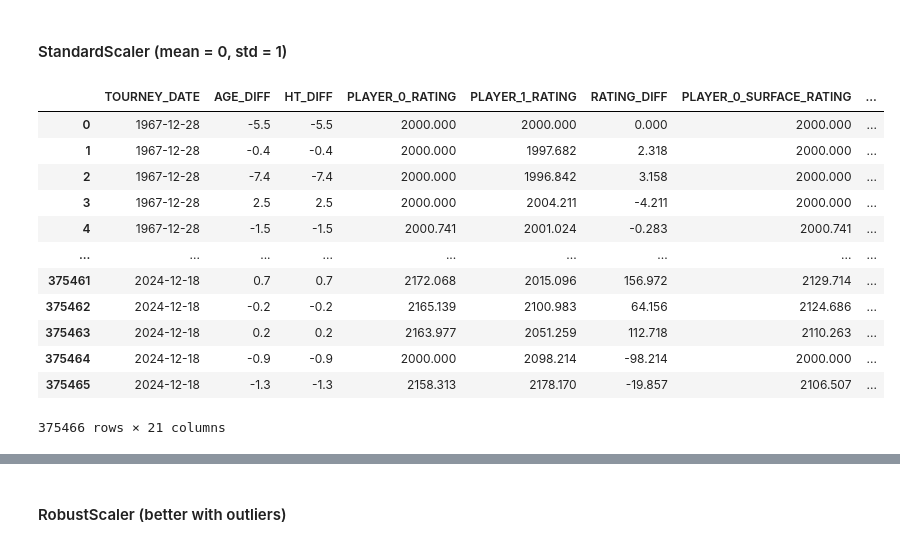
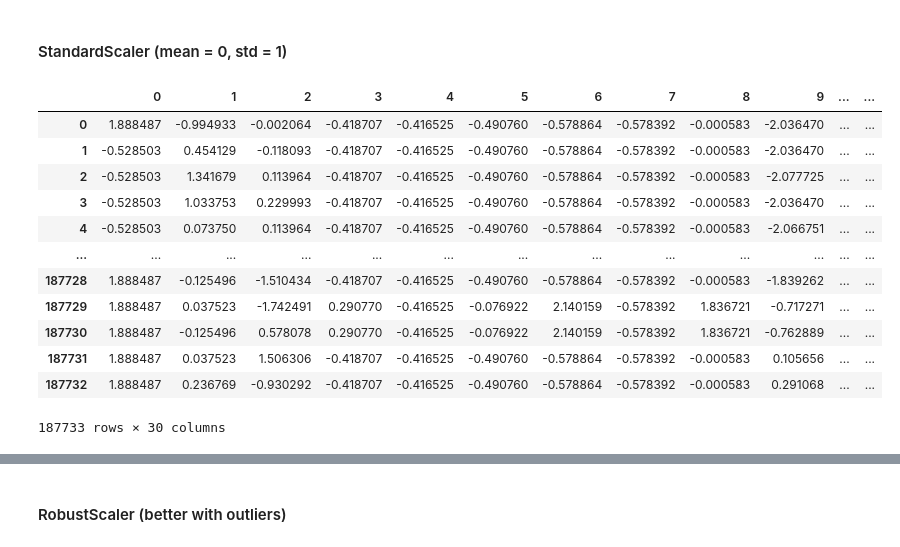
Before and after one commit to PauloRugani/atp-match-predictor, a Jupyter notebook: notebooks/5_preprocessing.ipynb, the cells around one changed output, grey strips where cells are left out. Drawn from its saved outputs; the diff is of its cells as text; code cells hidden in the pictures.

```diff
--- a/notebooks/5_preprocessing.ipynb
+++ b/notebooks/5_preprocessing.ipynb
@@ -52,4 +55,4 @@ Index(['SURFACE', 'TOURNEY_DATE', 'TOURNEY_LEVEL', 'PLAYER_0_ID',
 # %%
 df = df.drop(df[['SURFACE', 'TOURNEY_LEVEL', 'PLAYER_0_ID',
        'PLAYER_0_HAND', 'PLAYER_0_HT', 'PLAYER_0_AGE', 'PLAYER_1_ID',
-       'PLAYER_1_HAND', 'PLAYER_1_HT', 'PLAYER_1_AGE', 'BEST_OF']], axis=1)
+       'PLAYER_1_HAND', 'PLAYER_1_HT', 'PLAYER_1_AGE', 'ROUND']], axis=1)
@@ -109,24 +98,24 @@ target.to_csv('../data/processed/5.1_data_target.csv', sep=';', encoding='utf-8'
 # %%
 scaler = StandardScaler()
 # %%
-feature_std_esc = scaler.fit_transform(feature.loc[:, feature.columns != 'TOURNEY_DATE'])
+feature_std_esc = scaler.fit_transform(feature.drop(['TOURNEY_DATE'], axis=1))
 feature_std_esc = pd.DataFrame(feature_std_esc)
 # %%
-feature
+feature_std_esc
 # %% [output]
-|  | TOURNEY_DATE | AGE_DIFF | HT_DIFF | PLAYER_0_RATING | PLAYER_1_RATING | RATING_DIFF | PLAYER_0_SURFACE_RATING | ... |
-| 0 | 1967-12-28 | -5.5 | -5.5 | 2000.000 | 2000.000 | 0.000 | 2000.000 | ... |
-| 1 | 1967-12-28 | -0.4 | -0.4 | 2000.000 | 1997.682 | 2.318 | 2000.000 | ... |
-| 2 | 1967-12-28 | -7.4 | -7.4 | 2000.000 | 1996.842 | 3.158 | 2000.000 | ... |
-| 3 | 1967-12-28 | 2.5 | 2.5 | 2000.000 | 2004.211 | -4.211 | 2000.000 | ... |
-| 4 | 1967-12-28 | -1.5 | -1.5 | 2000.741 | 2001.024 | -0.283 | 2000.741 | ... |
-| ... | ... | ... | ... | ... | ... | ... | ... | ... |
-| 375461 | 2024-12-18 | 0.7 | 0.7 | 2172.068 | 2015.096 | 156.972 | 2129.714 | ... |
-| 375462 | 2024-12-18 | -0.2 | -0.2 | 2165.139 | 2100.983 | 64.156 | 2124.686 | ... |
-| 375463 | 2024-12-18 | 0.2 | 0.2 | 2163.977 | 2051.259 | 112.718 | 2110.263 | ... |
-| 375464 | 2024-12-18 | -0.9 | -0.9 | 2000.000 | 2098.214 | -98.214 | 2000.000 | ... |
-| 375465 | 2024-12-18 | -1.3 | -1.3 | 2158.313 | 2178.170 | -19.857 | 2106.507 | ... |
+|  | 0 | 1 | 2 | 3 | 4 | 5 | 6 | 7 | 8 | 9 | ... | ... |
+| 0 | 1.888487 | -0.994933 | -0.002064 | -0.418707 | -0.416525 | -0.490760 | -0.578864 | -0.578392 | -0.000583 | -2.036470 | ... | ... |
+| 1 | -0.528503 | 0.454129 | -0.118093 | -0.418707 | -0.416525 | -0.490760 | -0.578864 | -0.578392 | -0.000583 | -2.036470 | ... | ... |
+| 2 | -0.528503 | 1.341679 | 0.113964 | -0.418707 | -0.416525 | -0.490760 | -0.578864 | -0.578392 | -0.000583 | -2.077725 | ... | ... |
+| 3 | -0.528503 | 1.033753 | 0.229993 | -0.418707 | -0.416525 | -0.490760 | -0.578864 | -0.578392 | -0.000583 | -2.036470 | ... | ... |
+| 4 | -0.528503 | 0.073750 | 0.113964 | -0.418707 | -0.416525 | -0.490760 | -0.578864 | -0.578392 | -0.000583 | -2.066751 | ... | ... |
+| ... | ... | ... | ... | ... | ... | ... | ... | ... | ... | ... | ... | ... |
+| 187728 | 1.888487 | -0.125496 | -1.510434 | -0.418707 | -0.416525 | -0.490760 | -0.578864 | -0.578392 | -0.000583 | -1.839262 | ... | ... |
+| 187729 | 1.888487 | 0.037523 | -1.742491 | 0.290770 | -0.416525 | -0.076922 | 2.140159 | -0.578392 | 1.836721 | -0.717271 | ... | ... |
+| 187730 | 1.888487 | -0.125496 | 0.578078 | 0.290770 | -0.416525 | -0.076922 | 2.140159 | -0.578392 | 1.836721 | -0.762889 | ... | ... |
+| 187731 | 1.888487 | 0.037523 | 1.506306 | -0.418707 | -0.416525 | -0.490760 | -0.578864 | -0.578392 | -0.000583 | 0.105656 | ... | ... |
+| 187732 | 1.888487 | 0.236769 | -0.930292 | -0.418707 | -0.416525 | -0.490760 | -0.578864 | -0.578392 | -0.000583 | 0.291068 | ... | ... |
-375466 rows × 21 columns
+187733 rows × 30 columns
 # %%
 feature_std_esc['TOURNEY_DATE'] = feature['TOURNEY_DATE']
 feature_std_esc.head(3)
```
Also changed, not shown: parts of 20 cells of this notebook.
